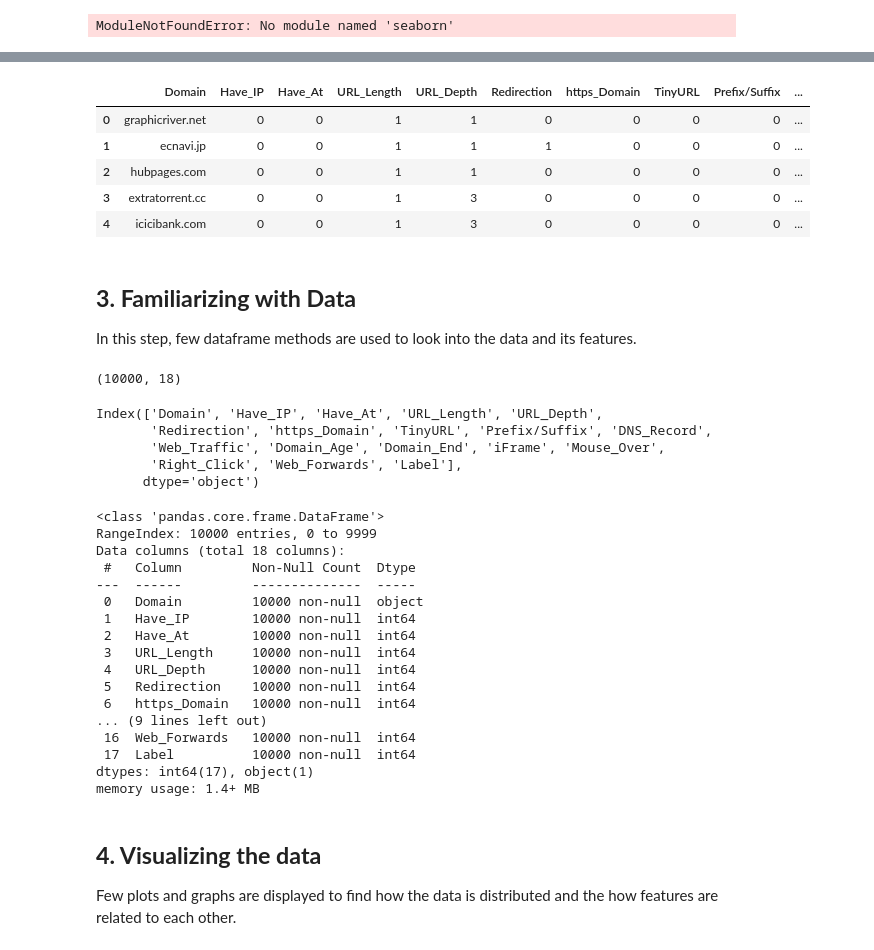
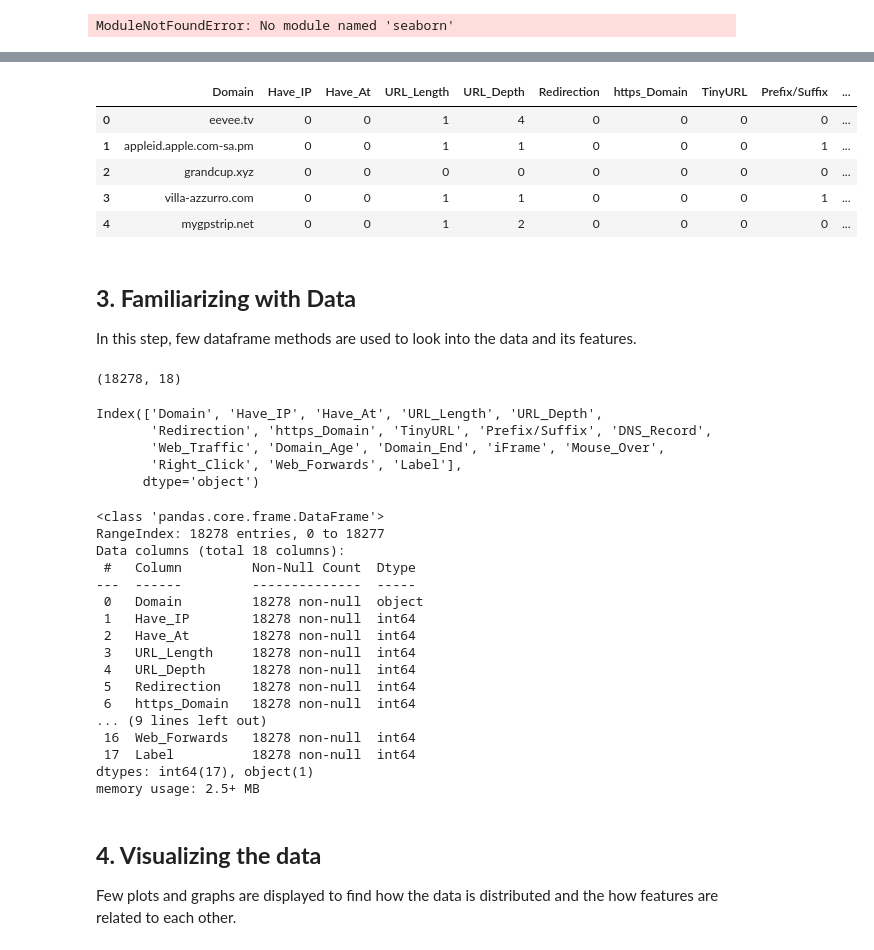
Before and after one commit to TungE610/fast-api-scheduler-crawl, a Jupyter notebook: Phishing Website Detection_Models & Training.ipynb, the cells around one changed output, grey strips where cells are left out. Saved outputs shown, nothing was run; the diff lists cells and outputs as text; code cells hidden in the pictures.

```diff
--- a/Phishing Website Detection_Models & Training.ipynb
+++ b/Phishing Website Detection_Models & Training.ipynb
@@ -53,15 +53,15 @@ combined_data = pd.concat([legit_data, phishing_data], ignore_index=True)
 combined_data.to_csv('data/combined_data.csv', index=False)
 # %%
 #Loading the data
-data0 = pd.read_csv('5.urldata.csv')
+data0 = pd.read_csv('data/total_data.csv')
 data0.head()
 # %% [output]
 |  | Domain | Have_IP | Have_At | URL_Length | URL_Depth | Redirection | https_Domain | TinyURL | Prefix/Suffix | ... |
-| 0 | graphicriver.net | 0 | 0 | 1 | 1 | 0 | 0 | 0 | 0 | ... |
-| 1 | ecnavi.jp | 0 | 0 | 1 | 1 | 1 | 0 | 0 | 0 | ... |
-| 2 | hubpages.com | 0 | 0 | 1 | 1 | 0 | 0 | 0 | 0 | ... |
-| 3 | extratorrent.cc | 0 | 0 | 1 | 3 | 0 | 0 | 0 | 0 | ... |
-| 4 | icicibank.com | 0 | 0 | 1 | 3 | 0 | 0 | 0 | 0 | ... |
+| 0 | eevee.tv | 0 | 0 | 1 | 4 | 0 | 0 | 0 | 0 | ... |
+| 1 | appleid.apple.com-sa.pm | 0 | 0 | 1 | 1 | 0 | 0 | 0 | 1 | ... |
+| 2 | grandcup.xyz | 0 | 0 | 0 | 0 | 0 | 0 | 0 | 0 | ... |
+| 3 | villa-azzurro.com | 0 | 0 | 1 | 1 | 0 | 0 | 0 | 1 | ... |
+| 4 | mygpstrip.net | 0 | 0 | 1 | 2 | 0 | 0 | 0 | 0 | ... |
 # %% [markdown]
 ## **3. Familiarizing with Data**
 In this step, few dataframe methods are used to look into the data and its features.
@@ -69,7 +69,7 @@ In this step, few dataframe methods are used to look into the data and its featu
 #Checking the shape of the dataset
 data0.shape
 # %% [output]
-(10000, 18)
+(18278, 18)
 # %%
 #Listing the features of the dataset
 data0.columns
@@ -84,22 +84,22 @@ Index(['Domain', 'Have_IP', 'Have_At', 'URL_Length', 'URL_Depth',
 data0.info()
 # %% [output]
 <class 'pandas.core.frame.DataFrame'>
-RangeIndex: 10000 entries, 0 to 9999
+RangeIndex: 18278 entries, 0 to 18277
 Data columns (total 18 columns):
  #   Column         Non-Null Count  Dtype
 ---  ------         --------------  -----
- 0   Domain         10000 non-null  object
- 1   Have_IP        10000 non-null  int64
- 2   Have_At        10000 non-null  int64
- 3   URL_Length     10000 non-null  int64
- 4   URL_Depth      10000 non-null  int64
- 5   Redirection    10000 non-null  int64
- 6   https_Domain   10000 non-null  int64
+ 0   Domain         18278 non-null  object
+ 1   Have_IP        18278 non-null  int64
+ 2   Have_At        18278 non-null  int64
+ 3   URL_Length     18278 non-null  int64
+ 4   URL_Depth      18278 non-null  int64
+ 5   Redirection    18278 non-null  int64
+ 6   https_Domain   18278 non-null  int64
 ... (9 lines left out)
- 16  Web_Forwards   10000 non-null  int64
- 17  Label          10000 non-null  int64
+ 16  Web_Forwards   18278 non-null  int64
+ 17  Label          18278 non-null  int64
 dtypes: int64(17), object(1)
-memory usage: 1.4+ MB
+memory usage: 2.5+ MB
 # %% [markdown]
 ## **4. Visualizing the data**
 Few plots and graphs are displayed to find how the data is distributed and the how features are related to each other.
```
Also changed, not shown: parts of 4 cells of this notebook, 21 other files.
